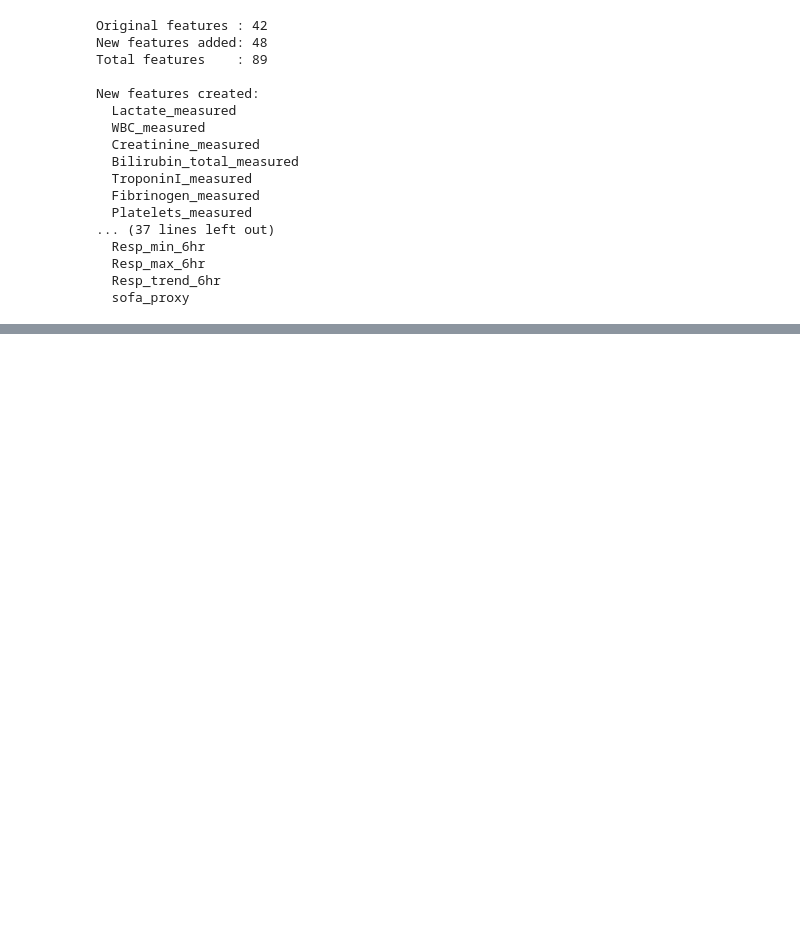
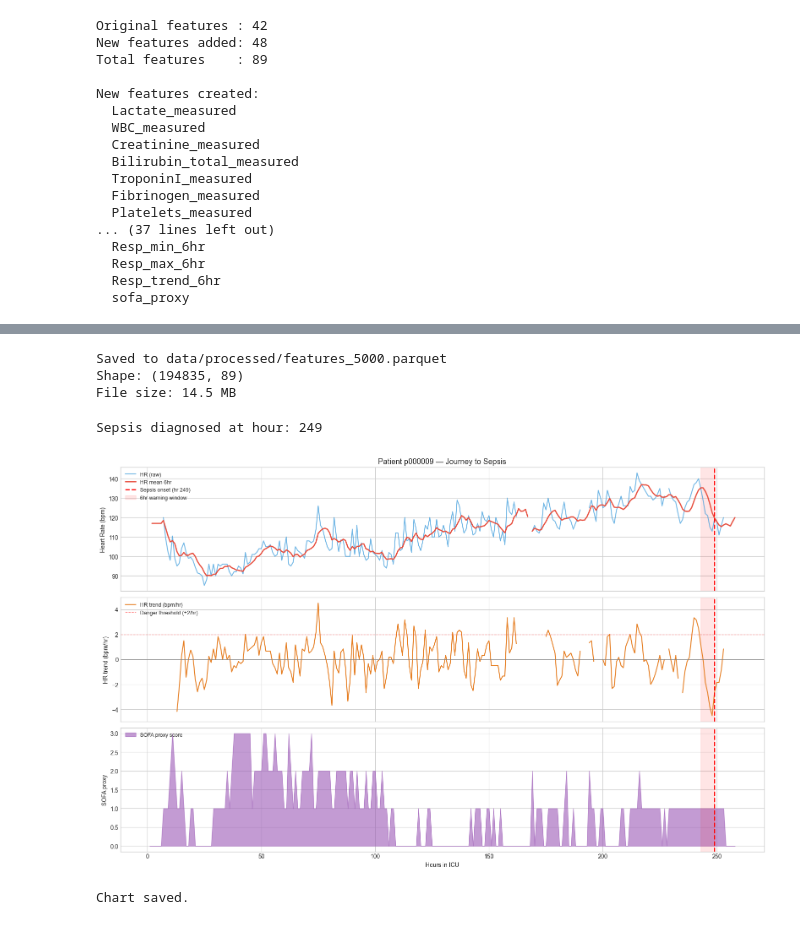
Before and after one commit to srilekharayedii/sepsis-early-warning, a Jupyter notebook: notebooks/01_eda.ipynb, the cells around one changed output, grey strips where cells are left out. Cells and saved outputs as stored; diff of their text form; code cells hidden in the pictures; blank space fills up the shorter version.

```diff
--- a/notebooks/01_eda.ipynb
+++ b/notebooks/01_eda.ipynb
@@ -327,0 +365,70 @@ New features created:
+# %%
+import os
+os.makedirs("../data/processed", exist_ok=True)
+
+# Save the engineered features
+df_features.to_parquet(
+    "../data/processed/features_5000.parquet",
+    index=False
+)
+print(f"Saved to data/processed/features_5000.parquet")
+print(f"Shape: {df_features.shape}")
+print(f"File size: {os.path.getsize('../data/processed/features_5000.parquet')/1e6:.1f} MB")
+# %% [output]
+Saved to data/processed/features_5000.parquet
+Shape: (194835, 89)
+File size: 14.5 MB
+# %%
+# Visualize patient p000009's journey to sepsis
+fig, axes = plt.subplots(3, 1, figsize=(16, 10), sharex=True)
+
+patient = df_features[df_features['patient_id']=='p000009'].reset_index(drop=True)
+
+# Find sepsis onset hour
+sepsis_hour = patient[patient['SepsisLabel']==1]['ICULOS'].min()
+print(f"Sepsis diagnosed at hour: {sepsis_hour}")
+
+# Plot 1 — Heart Rate + trend
+ax1 = axes[0]
+ax1.plot(patient['ICULOS'], patient['HR'],
+         color='#3498db', linewidth=1.5, label='HR (raw)', alpha=0.7)
+ax1.plot(patient['ICULOS'], patient['HR_mean_6hr'],
+         color='#e74c3c', linewidth=2, label='HR mean 6hr')
+ax1.axvline(x=sepsis_hour, color='red',
+            linestyle='--', linewidth=2, label=f'Sepsis onset (hr {sepsis_hour})')
+ax1.axvspan(sepsis_hour-6, sepsis_hour,
+            alpha=0.1, color='red', label='6hr warning window')
+ax1.set_ylabel('Heart Rate (bpm)')
+ax1.legend(loc='upper left', fontsize=9)
+ax1.set_title('Patient p000009 — Journey to Sepsis', fontsize=13)
+
+# Plot 2 — HR Trend
+ax2 = axes[1]
+ax2.plot(patient['ICULOS'], patient['HR_trend_6hr'],
+         color='#e67e22', linewidth=1.5, label='HR trend (bpm/hr)')
+ax2.axhline(y=0, color='gray', linestyle='-', linewidth=0.5)
+ax2.axhline(y=2, color='red', linestyle='--',
+            linewidth=1, alpha=0.5, label='Danger threshold (+2/hr)')
+ax2.axvline(x=sepsis_hour, color='red', linestyle='--', linewidth=2)
+ax2.axvspan(sepsis_hour-6, sepsis_hour, alpha=0.1, color='red')
+ax2.set_ylabel('HR trend (bpm/hr)')
+ax2.legend(loc='upper left', fontsize=9)
+
+# Plot 3 — SOFA proxy
+ax3 = axes[2]
+ax3.fill_between(patient['ICULOS'], patient['sofa_proxy'],
+                 alpha=0.6, color='#9b59b6', label='SOFA proxy score')
+ax3.axvline(x=sepsis_hour, color='red', linestyle='--', linewidth=2)
+ax3.axvspan(sepsis_hour-6, sepsis_hour, alpha=0.1, color='red')
+ax3.set_ylabel('SOFA proxy')
+ax3.set_xlabel('Hours in ICU')
+ax3.legend(loc='upper left', fontsize=9)
+
+plt.tight_layout()
+plt.savefig('patient_sepsis_journey.png', dpi=150, bbox_inches='tight')
+plt.show()
+print("Chart saved.")
+# %% [output]
+Sepsis diagnosed at hour: 249
+[figure, added]
+Chart saved.
```
Also changed, not shown: parts of 27 cells of this notebook, 3 other files.
